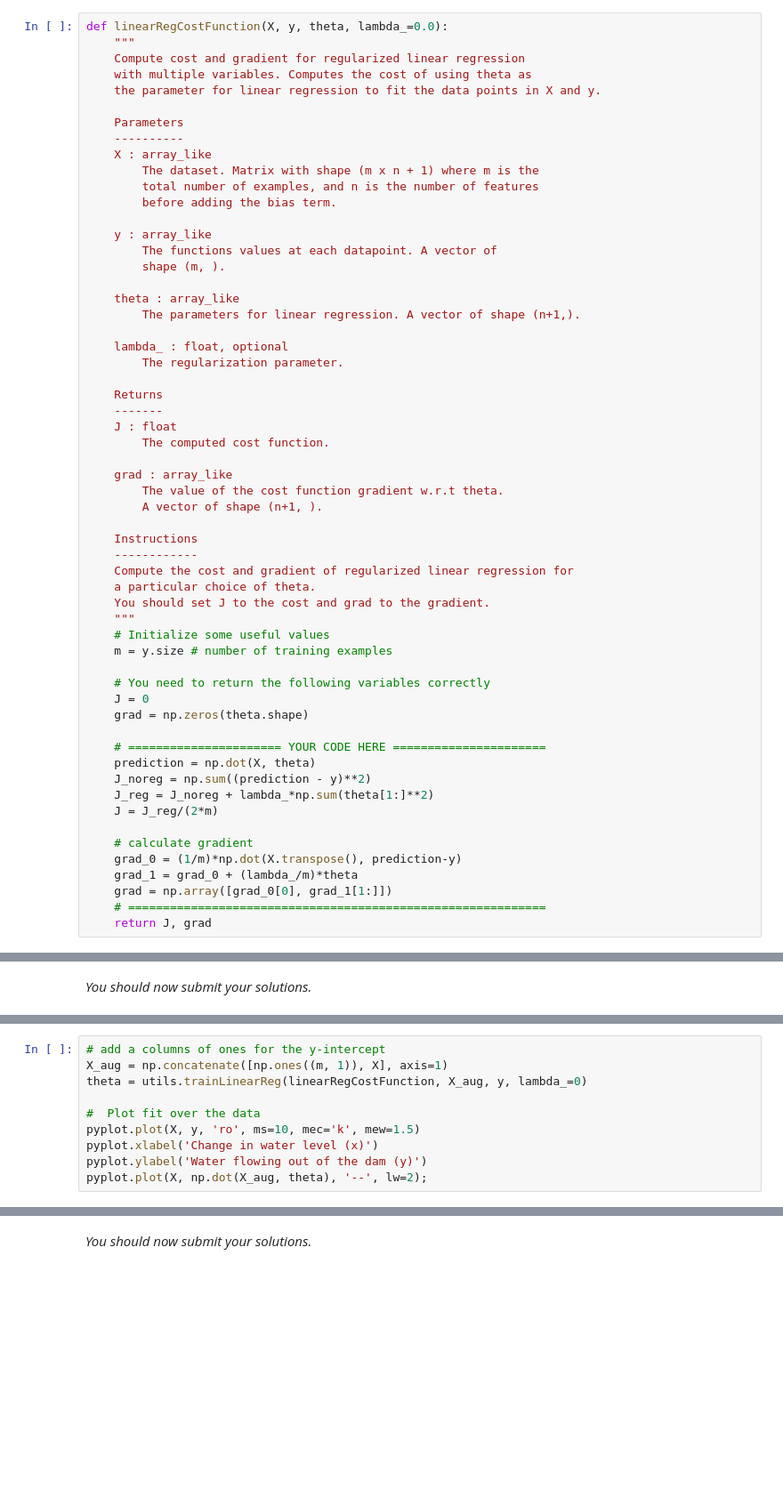
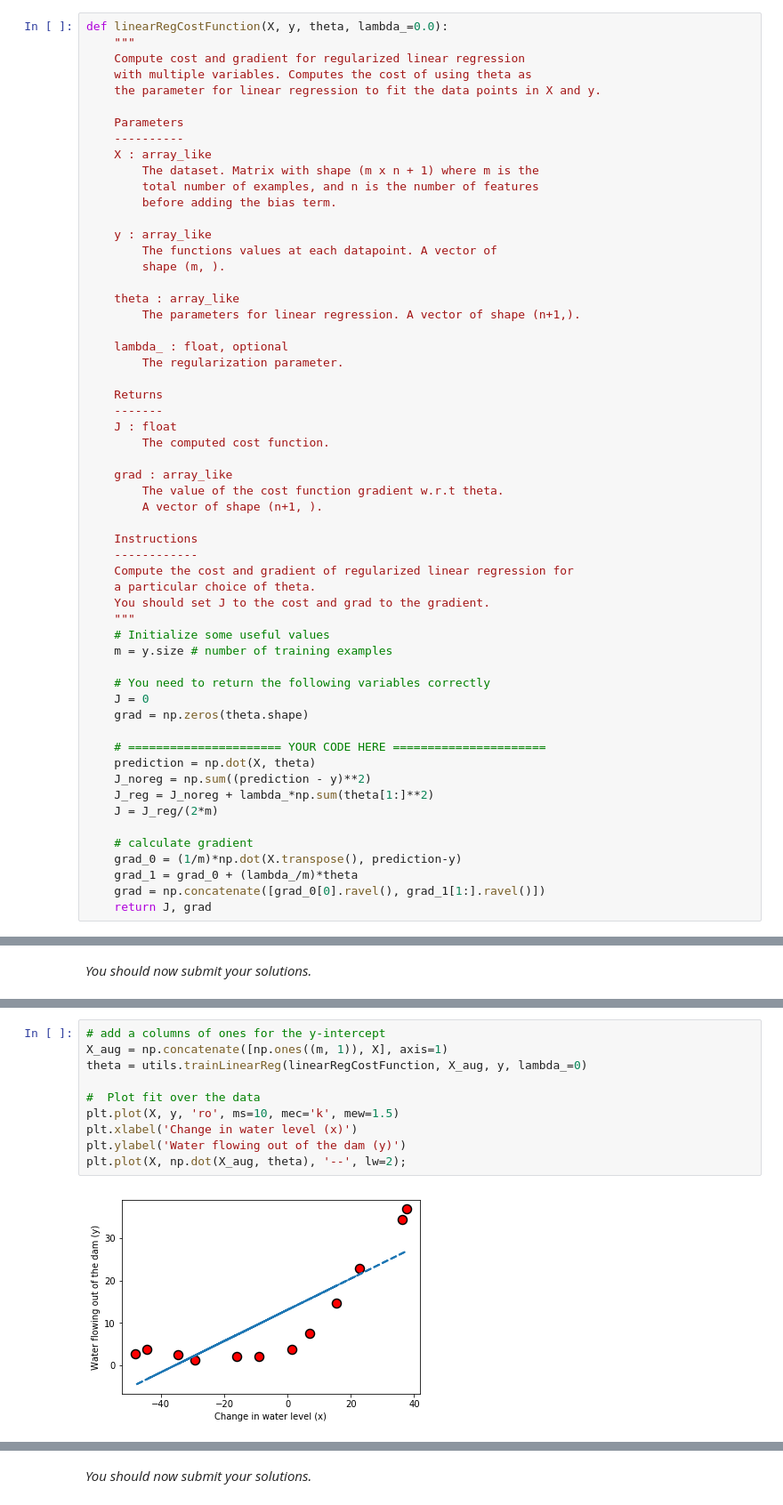
Before and after one commit to indrikwijaya/ml-coursera-python-assignments, a Jupyter notebook: Exercise5/exercise5.ipynb, the cells around one changed output, grey strips where cells are left out. Shown at 89% size. Drawn from its saved outputs; the diff is of its cells as text; blank space fills up the shorter version.

```diff
--- a/Exercise5/exercise5.ipynb
+++ b/Exercise5/exercise5.ipynb
@@ -157,8 +157,7 @@ def linearRegCostFunction(X, y, theta, lambda_=0.0):
     # calculate gradient
     grad_0 = (1/m)*np.dot(X.transpose(), prediction-y)
     grad_1 = grad_0 + (lambda_/m)*theta
-    grad = np.array([grad_0[0], grad_1[1:]])
-    # ============================================================
+    grad = np.concatenate([grad_0[0].ravel(), grad_1[1:].ravel()])
     return J, grad
 # %% [markdown]
 When you are finished, the next cell will run your cost function using `theta` initialized at `[1, 1]`. You should expect to see an output of 303.993.
@@ -245,13 +252,15 @@ data.
 # %%
 # add a columns of ones for the y-intercept
 X_aug = np.concatenate([np.ones((m, 1)), X], axis=1)
 theta = utils.trainLinearReg(linearRegCostFunction, X_aug, y, lambda_=0)
 
 #  Plot fit over the data
-pyplot.plot(X, y, 'ro', ms=10, mec='k', mew=1.5)
-pyplot.xlabel('Change in water level (x)')
-pyplot.ylabel('Water flowing out of the dam (y)')
-pyplot.plot(X, np.dot(X_aug, theta), '--', lw=2);
+plt.plot(X, y, 'ro', ms=10, mec='k', mew=1.5)
+plt.xlabel('Change in water level (x)')
+plt.ylabel('Water flowing out of the dam (y)')
+plt.plot(X, np.dot(X_aug, theta), '--', lw=2);
+# %% [output]
+[figure, added]
 # %% [markdown]
 <a id="section3"></a>
 ## 2 Bias-variance
```
Also changed, not shown: parts of 8 cells of this notebook.
